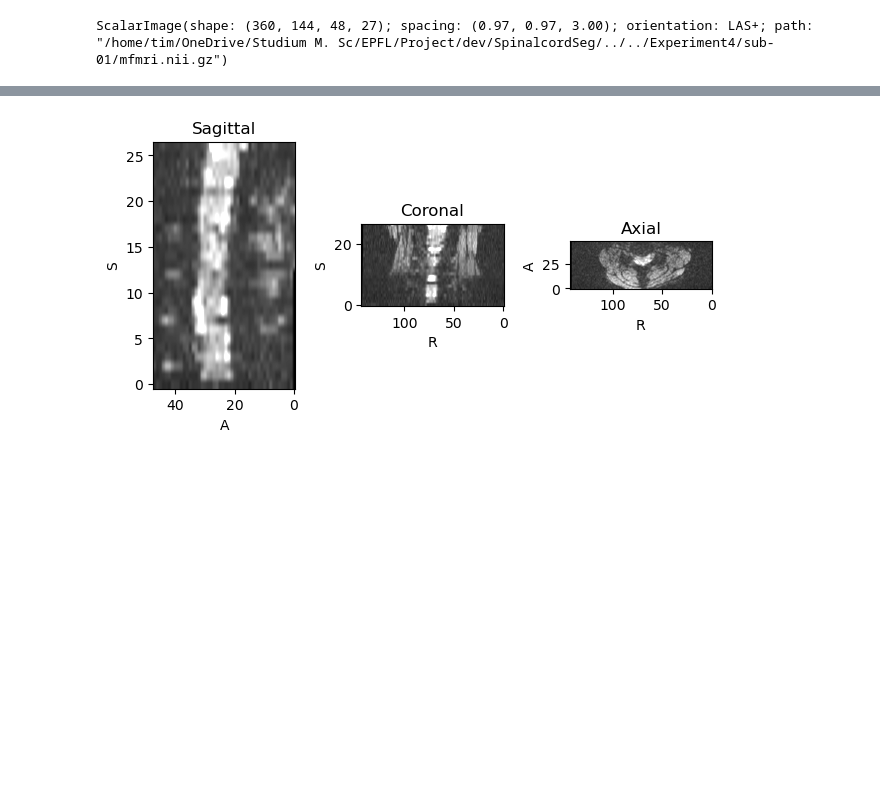
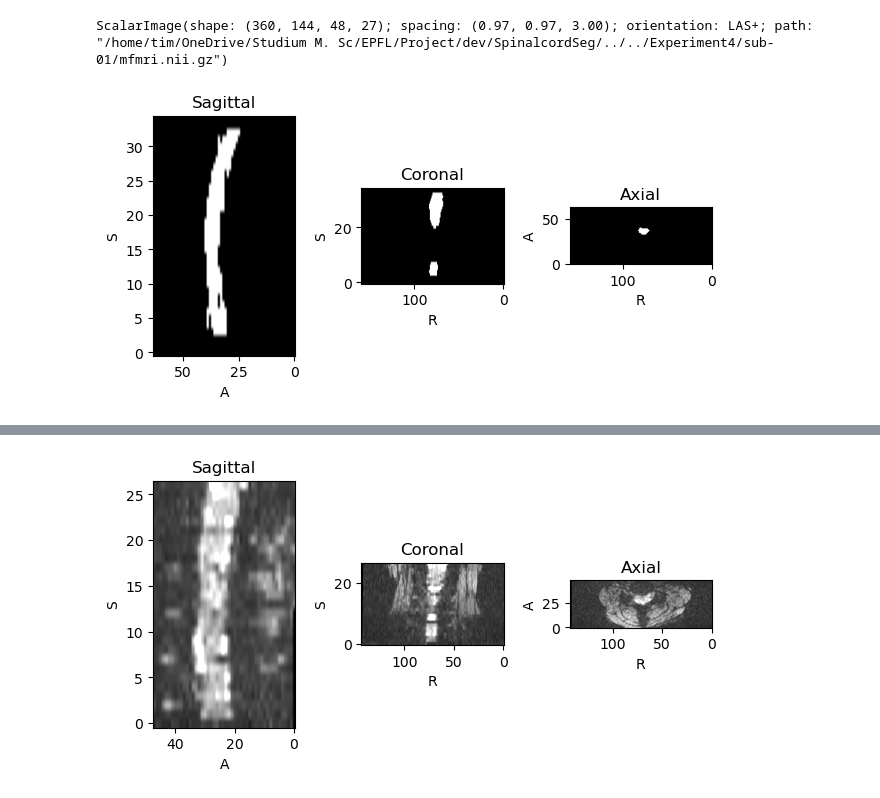
Before and after one commit to TimXdang/SpinalcordSeg, a Jupyter notebook: Playground_2.ipynb, the cells around one changed output, grey strips where cells are left out. Drawn from its saved outputs; the diff is of its cells as text; code cells hidden in the pictures; blank space fills up the shorter version.

```diff
--- a/Playground 2.ipynb
+++ b/Playground_2.ipynb
@@ -27,0 +39,4 @@ ScalarImage(shape: (360, 144, 48, 27); spacing: (0.97, 0.97, 3.00); orientation:
+# %%
+tio.ScalarImage('test.nii.gz').plot()
+# %% [output]
+[figure, added]
```
Also changed, not shown: parts of 48 cells of this notebook.
